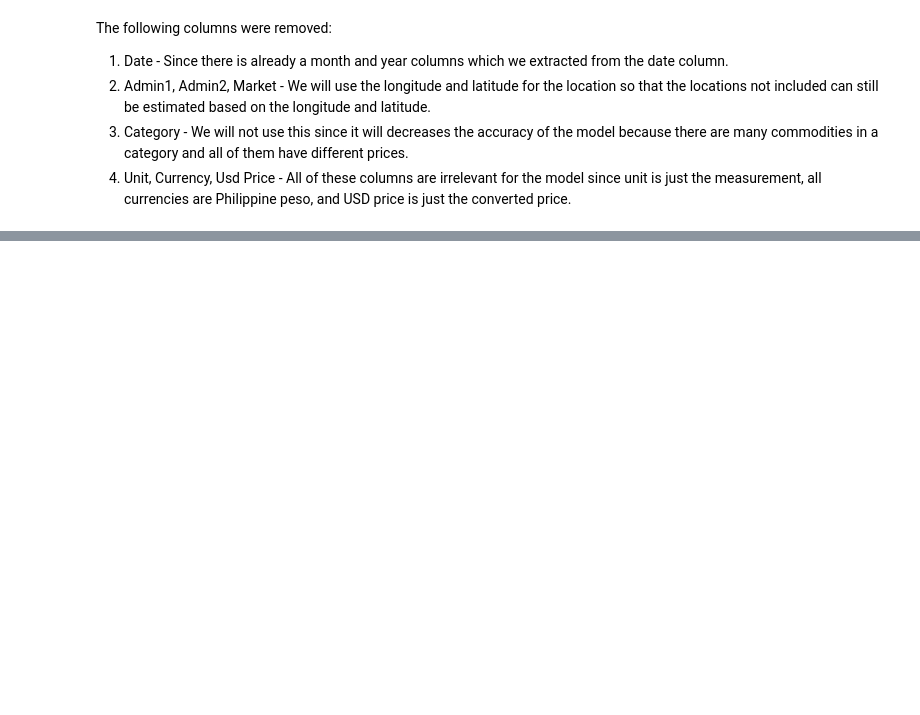
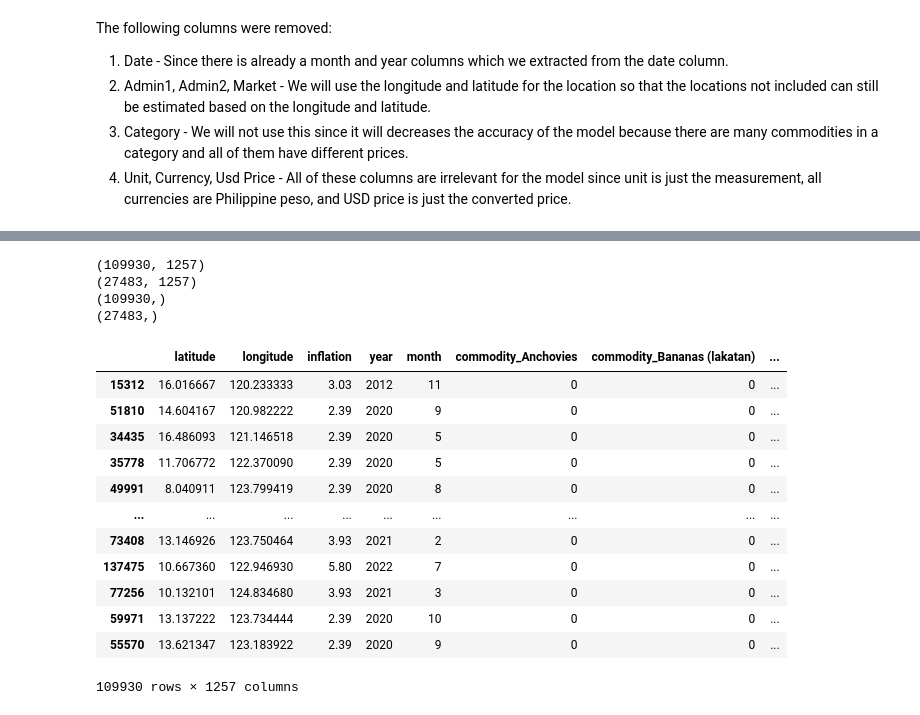
Before and after one commit to adzmco23/cs180-group23-project, a Jupyter notebook: CS-180-Final-Project.ipynb, the cells around one changed output, grey strips where cells are left out. Saved outputs shown, nothing was run; the diff lists cells and outputs as text; code cells hidden in the pictures; blank space fills up the shorter version.

```diff
--- a/CS-180-Final-Project.ipynb
+++ b/CS-180-Final-Project.ipynb
@@ -157,0 +249,41 @@ r2 = 0.871490381729406
+# %%
+data['month2'] = data['month']**2 # add degree of freedom
+data['longlat'] = data['longitude']*data['latitude'] # long-lat relationship
+data['inflyr'] = data['year']*data['inflation'] # inflation-year relationship
+data['locyr'] = data['inflyr']*data['longlat'] # location-year relationship
+data['locmth'] = data['month']*data['month2']*data['longlat'] # location-month relationship
+
+#divide the data into test and training sets
+X = data.drop(['price'], axis='columns')
+y = data['price'].values
+
+# add interactions for each commodity
+for i in X.columns:
+    if i not in ['locyr','locmth','inflation','year','inflyr','longlat','latitude','longitude','month','month2','priceflag_actual','priceflag_actual,aggregate','priceflag_aggregate','pricetype_Farm Gate','pricetype_Retail','pricetype_Wholesale']:
+        for j in ['locyr','locmth','inflation','year','inflyr','longlat','latitude','longitude','month','month2','priceflag_actual','priceflag_actual,aggregate','priceflag_aggregate','pricetype_Farm Gate','pricetype_Retail','pricetype_Wholesale']:
+            X=pd.concat((X,(X[i]*X[j]).rename(i+j)),axis=1)
+
+X_train, X_test, y_train, y_test = train_test_split(X, y, test_size=0.20, random_state=26)
+print(X_train.shape)
+print(X_test.shape)
+print(y_train.shape)
+print(y_test.shape)
+display(X_train)
+# %% [output]
+(109930, 1257)
+(27483, 1257)
+(109930,)
+(27483,)
+|  | latitude | longitude | inflation | year | month | commodity_Anchovies | commodity_Bananas (lakatan) | ... |
+| 15312 | 16.016667 | 120.233333 | 3.03 | 2012 | 11 | 0 | 0 | ... |
+| 51810 | 14.604167 | 120.982222 | 2.39 | 2020 | 9 | 0 | 0 | ... |
+| 34435 | 16.486093 | 121.146518 | 2.39 | 2020 | 5 | 0 | 0 | ... |
+| 35778 | 11.706772 | 122.370090 | 2.39 | 2020 | 5 | 0 | 0 | ... |
+| 49991 | 8.040911 | 123.799419 | 2.39 | 2020 | 8 | 0 | 0 | ... |
+| ... | ... | ... | ... | ... | ... | ... | ... | ... |
+| 73408 | 13.146926 | 123.750464 | 3.93 | 2021 | 2 | 0 | 0 | ... |
+| 137475 | 10.667360 | 122.946930 | 5.80 | 2022 | 7 | 0 | 0 | ... |
+| 77256 | 10.132101 | 124.834680 | 3.93 | 2021 | 3 | 0 | 0 | ... |
+| 59971 | 13.137222 | 123.734444 | 2.39 | 2020 | 10 | 0 | 0 | ... |
+| 55570 | 13.621347 | 123.183922 | 2.39 | 2020 | 9 | 0 | 0 | ... |
+109930 rows × 1257 columns
```
Also changed, not shown: parts of 21 cells of this notebook.
